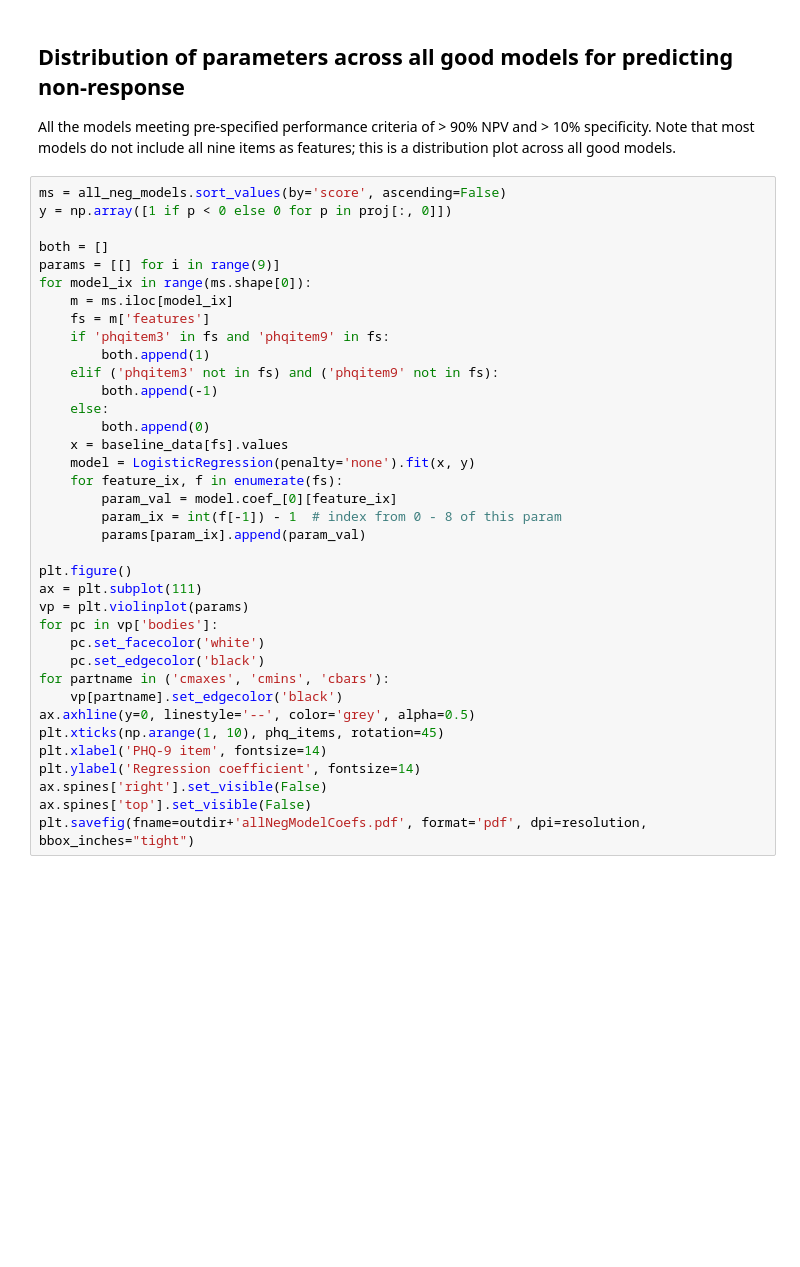
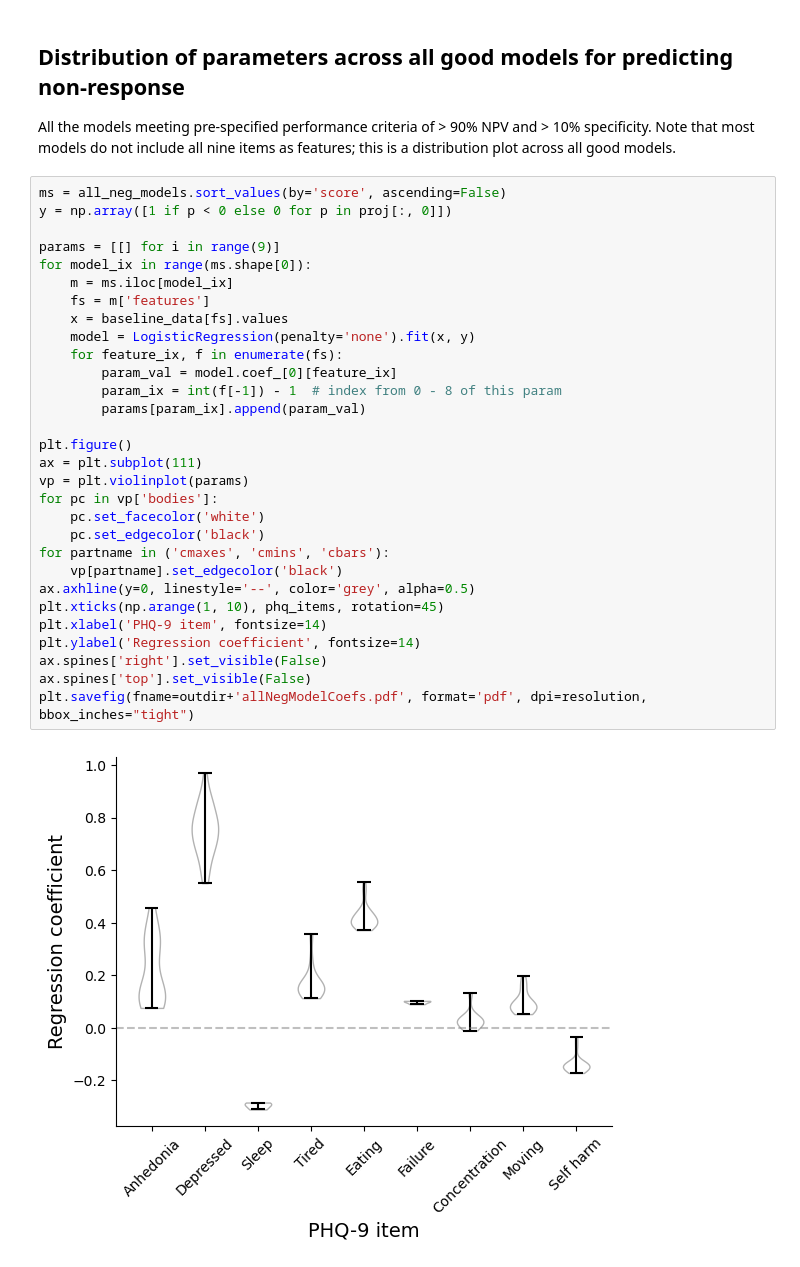
Before and after one commit to angevineMiller/ketaminePrediction, a Jupyter notebook: ketaminePredictionPaper.ipynb, the cells around one changed output. Saved outputs shown, nothing was run; the diff lists cells and outputs as text; blank space fills up the shorter version.

```diff
--- a/ketaminePredictionPaper.ipynb
+++ b/ketaminePredictionPaper.ipynb
@@ -1153,37 +1330,32 @@ All the models meeting pre-specified performance criteria of > 90% NPV and > 10%
 # %%
 ms = all_neg_models.sort_values(by='score', ascending=False)
 y = np.array([1 if p < 0 else 0 for p in proj[:, 0]])
 
-both = []
 params = [[] for i in range(9)]
 for model_ix in range(ms.shape[0]):
     m = ms.iloc[model_ix]
     fs = m['features']
-    if 'phqitem3' in fs and 'phqitem9' in fs:
-        both.append(1)
-    elif ('phqitem3' not in fs) and ('phqitem9' not in fs):
-        both.append(-1)
-    else:
-        both.append(0)
     x = baseline_data[fs].values
     model = LogisticRegression(penalty='none').fit(x, y)
     for feature_ix, f in enumerate(fs):
         param_val = model.coef_[0][feature_ix]
         param_ix = int(f[-1]) - 1  # index from 0 - 8 of this param
         params[param_ix].append(param_val)
 
 plt.figure()
 ax = plt.subplot(111)
 vp = plt.violinplot(params)
 for pc in vp['bodies']:
     pc.set_facecolor('white')
     pc.set_edgecolor('black')
 for partname in ('cmaxes', 'cmins', 'cbars'):
     vp[partname].set_edgecolor('black')
 ax.axhline(y=0, linestyle='--', color='grey', alpha=0.5)
 plt.xticks(np.arange(1, 10), phq_items, rotation=45)
 plt.xlabel('PHQ-9 item', fontsize=14)
 plt.ylabel('Regression coefficient', fontsize=14)
 ax.spines['right'].set_visible(False)
 ax.spines['top'].set_visible(False)
 plt.savefig(fname=outdir+'allNegModelCoefs.pdf', format='pdf', dpi=resolution, bbox_inches="tight")
+# %% [output]
+[figure, added]
```
Also changed, not shown: parts of 20 cells of this notebook.
